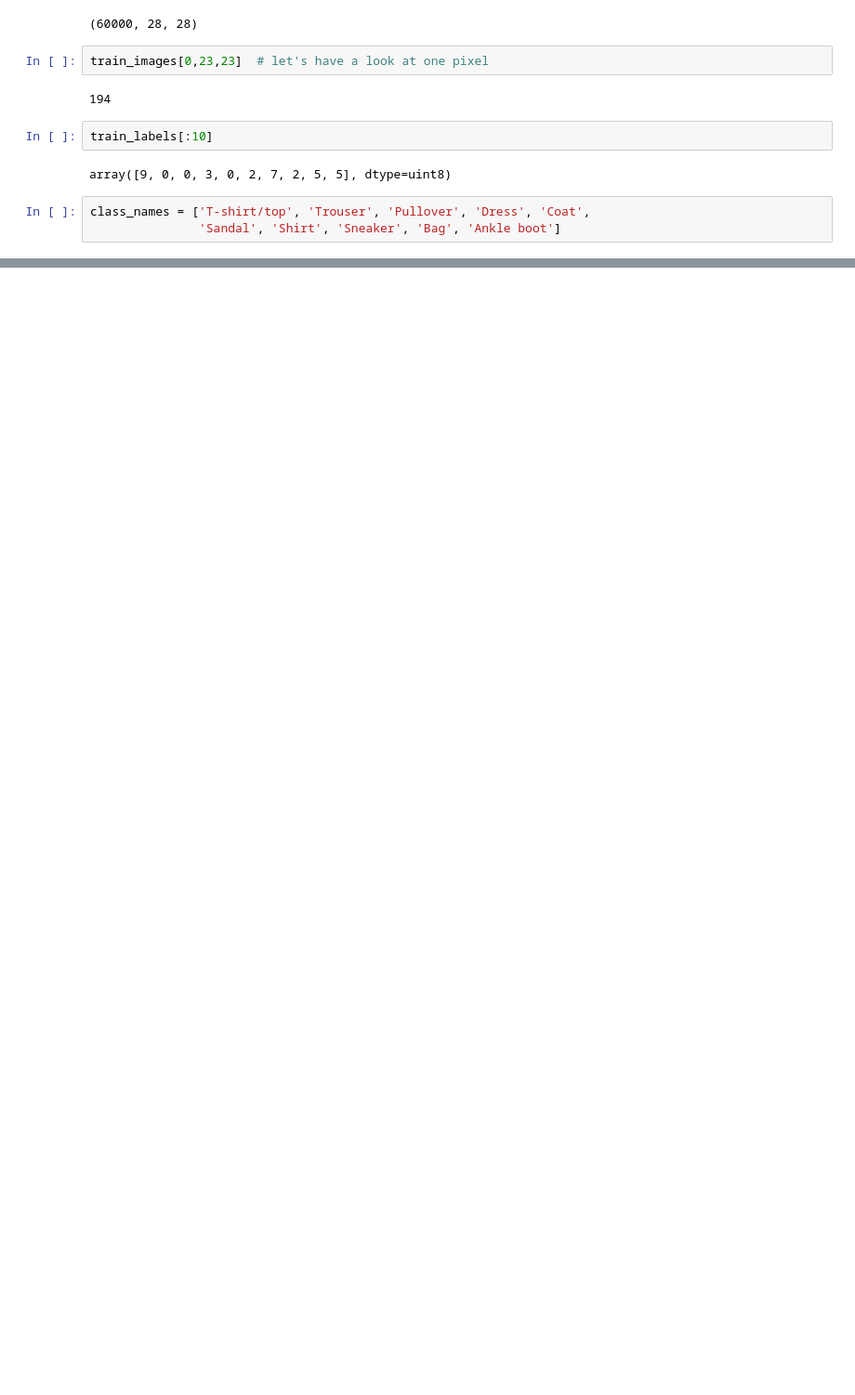
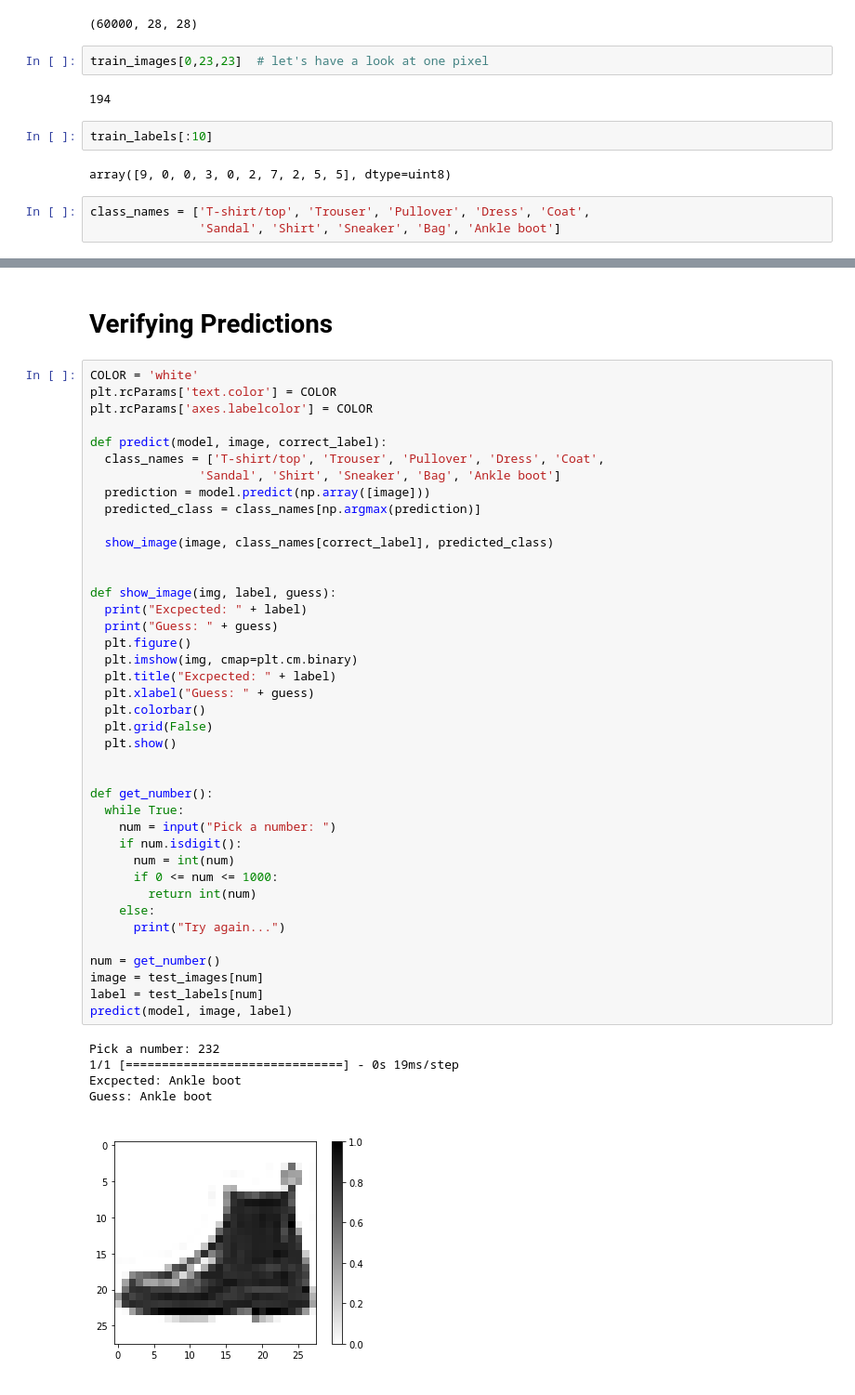
Before and after one commit to Moksh45/TensorFlow, a Jupyter notebook: Neural_Networks.ipynb, the cells around one changed output, grey strips where cells are left out. Shown: that part at 93% size. Drawn from its saved outputs; the diff is of its cells as text; blank space fills up the shorter version.

```diff
--- a/Neural_Networks.ipynb
+++ b/Neural_Networks.ipynb
@@ -51,0 +132,48 @@ plt.show()
+# %% [markdown]
+# **Verifying Predictions**
+# %%
+COLOR = 'white'
+plt.rcParams['text.color'] = COLOR
+plt.rcParams['axes.labelcolor'] = COLOR
+
+def predict(model, image, correct_label):
+  class_names = ['T-shirt/top', 'Trouser', 'Pullover', 'Dress', 'Coat',
+               'Sandal', 'Shirt', 'Sneaker', 'Bag', 'Ankle boot']
+  prediction = model.predict(np.array([image]))
+  predicted_class = class_names[np.argmax(prediction)]
+
+  show_image(image, class_names[correct_label], predicted_class)
+
+
+def show_image(img, label, guess):
+  print("Excpected: " + label)
+  print("Guess: " + guess)
+  plt.figure()
+  plt.imshow(img, cmap=plt.cm.binary)
+  plt.title("Excpected: " + label)
+  plt.xlabel("Guess: " + guess)
+  plt.colorbar()
+  plt.grid(False)
+  plt.show()
+
+
+def get_number():
+  while True:
+    num = input("Pick a number: ")
+    if num.isdigit():
+      num = int(num)
+      if 0 <= num <= 1000:
+        return int(num)
+    else:
+      print("Try again...")
+
+num = get_number()
+image = test_images[num]
+label = test_labels[num]
+predict(model, image, label)
+# %% [output]
+Pick a number: 232
+1/1 [==============================] - 0s 19ms/step
+Excpected: Ankle boot
+Guess: Ankle boot
+[figure, added]
```
Also changed, not shown: parts of 8 cells of this notebook.
